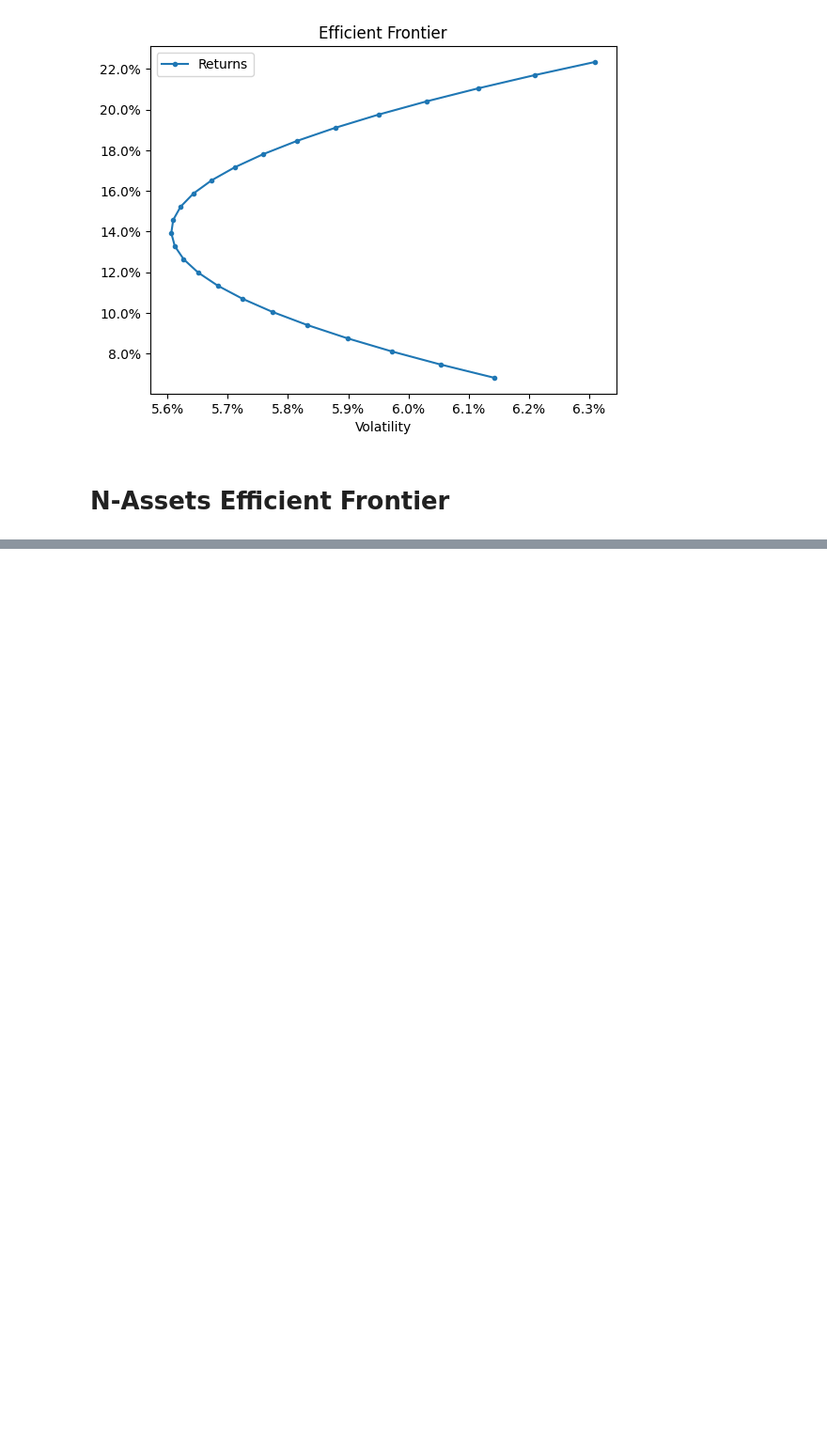
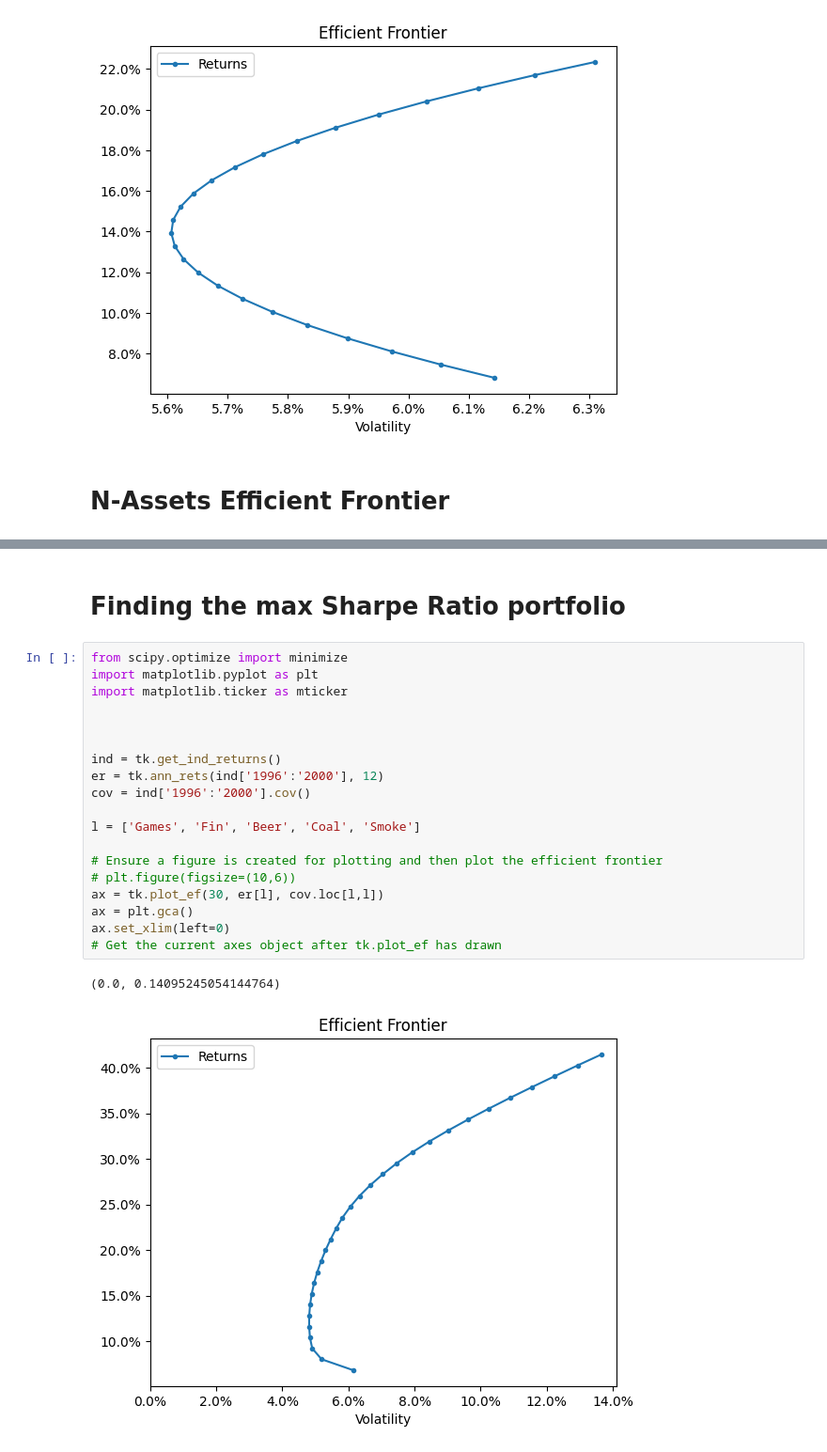
Before and after one commit to Terry4715/MVO-backtest, a Jupyter notebook: CodeAlong_Module2.ipynb, the cells around one changed output, grey strips where cells are left out. Shown at 94% size. Saved outputs shown, nothing was run; the diff lists cells and outputs as text; blank space fills up the shorter version.

```diff
--- a/CodeAlong_Module2.ipynb
+++ b/CodeAlong_Module2.ipynb
@@ -221,0 +237,24 @@ print(a, b)
+# %% [markdown]
+# Finding the max Sharpe Ratio portfolio
+# %%
+from scipy.optimize import minimize
+import matplotlib.pyplot as plt
+import matplotlib.ticker as mticker
+
+
+
+ind = tk.get_ind_returns()
+er = tk.ann_rets(ind['1996':'2000'], 12)
+cov = ind['1996':'2000'].cov()
+
+l = ['Games', 'Fin', 'Beer', 'Coal', 'Smoke']
+
+# Ensure a figure is created for plotting and then plot the efficient frontier
+# plt.figure(figsize=(10,6))
+ax = tk.plot_ef(30, er[l], cov.loc[l,l])
+ax = plt.gca()
+ax.set_xlim(left=0)
+# Get the current axes object after tk.plot_ef has drawn
+# %% [output]
+(0.0, 0.14095245054144764)
+[figure, added]
```
Also changed, not shown: parts of 6 cells of this notebook.
